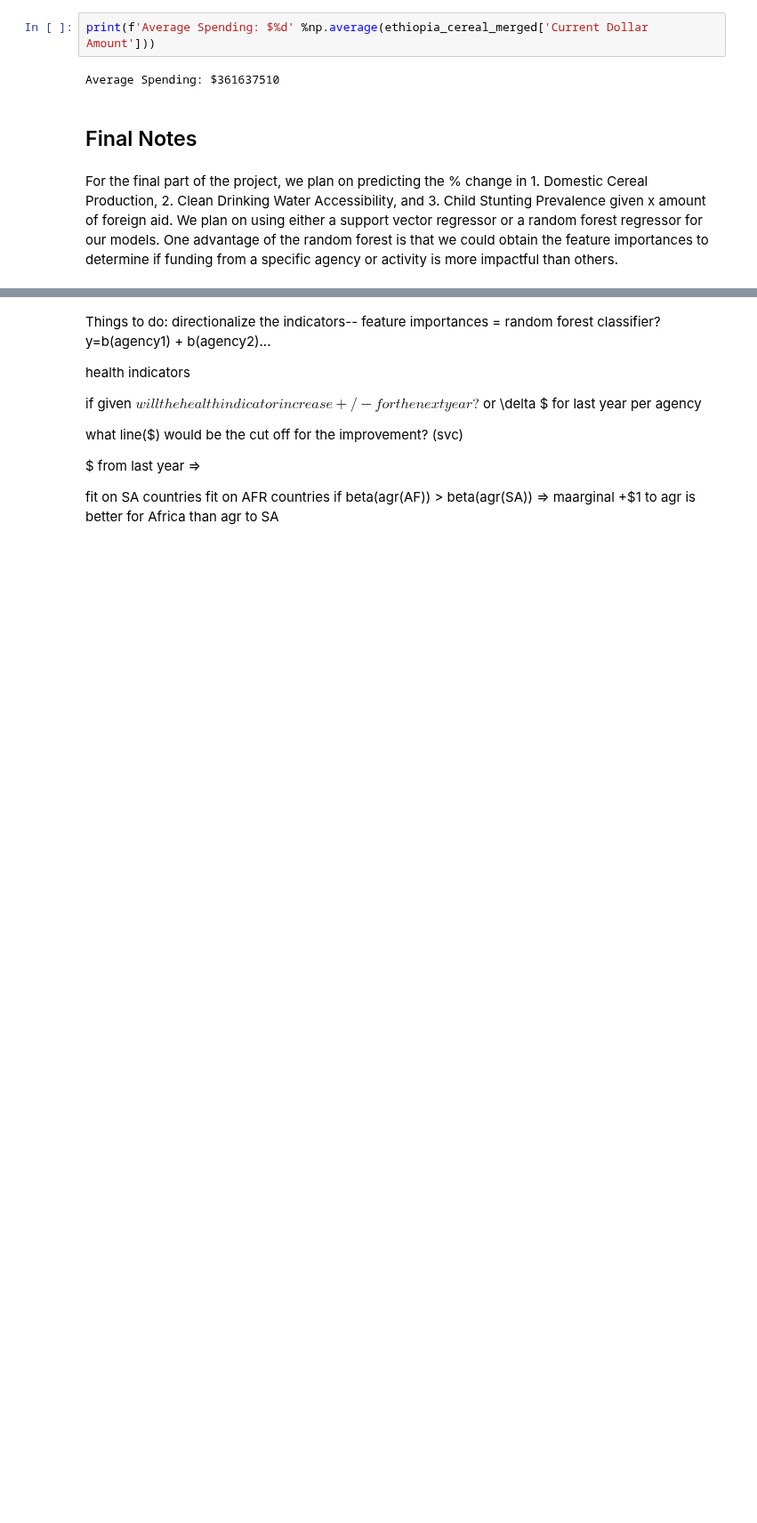
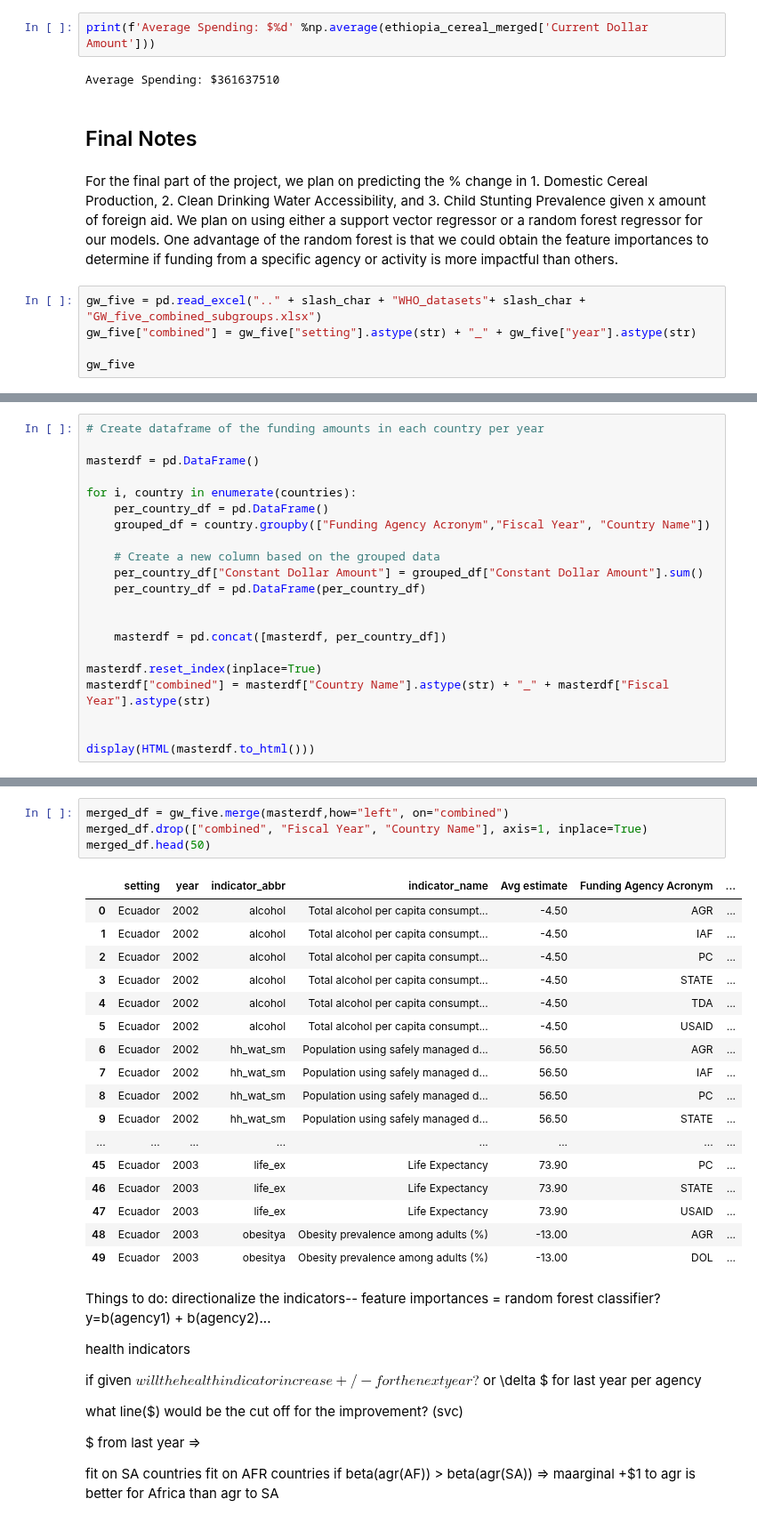
Before and after one commit to chriscallahan99/DataScience_Final_Project, a Jupyter notebook: DS_Milestone_2.ipynb, the cells around one changed output, grey strips where cells are left out. Shown at 89% size. Cells and saved outputs as stored; diff of their text form; blank space fills up the shorter version.

Commit message:
New DFs, More Filtered Indicators

```diff
--- a/DS_Milestone_2.ipynb
+++ b/DS_Milestone_2.ipynb
@@ -550,3 +550,8 @@ Average Spending: $361637510
 ## Final Notes
 # %% [markdown]
 For the final part of the project, we plan on predicting the % change in 1. Domestic Cereal Production, 2. Clean Drinking Water Accessibility, and 3. Child Stunting Prevalence given x amount of foreign aid. We plan on using either a support vector regressor or a random forest regressor for our models. One advantage of the random forest is that we could obtain the feature importances to determine if funding from a specific agency or activity is more impactful than others.
+# %%
+gw_five = pd.read_excel(".." + slash_char + "WHO_datasets"+ slash_char + "GW_five_combined_subgroups.xlsx")
+gw_five["combined"] = gw_five["setting"].astype(str) + "_" + gw_five["year"].astype(str)
+
+gw_five
@@ -552,0 +605,21 @@ For the final part of the project, we plan on predicting the % change in 1. Dome
+# %%
+# Create dataframe of the funding amounts in each country per year
+
+masterdf = pd.DataFrame()
+
+for i, country in enumerate(countries):
+    per_country_df = pd.DataFrame()
+    grouped_df = country.groupby(["Funding Agency Acronym","Fiscal Year", "Country Name"])
+
+    # Create a new column based on the grouped data
+    per_country_df["Constant Dollar Amount"] = grouped_df["Constant Dollar Amount"].sum()
+    per_country_df = pd.DataFrame(per_country_df)
+
+
+    masterdf = pd.concat([masterdf, per_country_df])
+
+masterdf.reset_index(inplace=True)
+masterdf["combined"] = masterdf["Country Name"].astype(str) + "_" + masterdf["Fiscal Year"].astype(str)
+
+
+display(HTML(masterdf.to_html()))
@@ -553,3 +644,25 @@ For the final part of the project, we plan on predicting the % change in 1. Dome
+# %%
+merged_df = gw_five.merge(masterdf,how="left", on="combined")
+merged_df.drop(["combined", "Fiscal Year", "Country Name"], axis=1, inplace=True)
+merged_df.head(50)
+# %% [output]
+|  | setting | year | indicator_abbr | indicator_name | Avg estimate | Funding Agency Acronym | ... |
+| 0 | Ecuador | 2002 | alcohol | Total alcohol per capita consumpt... | -4.50 | AGR | ... |
+| 1 | Ecuador | 2002 | alcohol | Total alcohol per capita consumpt... | -4.50 | IAF | ... |
+| 2 | Ecuador | 2002 | alcohol | Total alcohol per capita consumpt... | -4.50 | PC | ... |
+| 3 | Ecuador | 2002 | alcohol | Total alcohol per capita consumpt... | -4.50 | STATE | ... |
+| 4 | Ecuador | 2002 | alcohol | Total alcohol per capita consumpt... | -4.50 | TDA | ... |
+| 5 | Ecuador | 2002 | alcohol | Total alcohol per capita consumpt... | -4.50 | USAID | ... |
+| 6 | Ecuador | 2002 | hh_wat_sm | Population using safely managed d... | 56.50 | AGR | ... |
+| 7 | Ecuador | 2002 | hh_wat_sm | Population using safely managed d... | 56.50 | IAF | ... |
+| 8 | Ecuador | 2002 | hh_wat_sm | Population using safely managed d... | 56.50 | PC | ... |
+| 9 | Ecuador | 2002 | hh_wat_sm | Population using safely managed d... | 56.50 | STATE | ... |
+| ... | ... | ... | ... | ... | ... | ... | ... |
+| 45 | Ecuador | 2003 | life_ex | Life Expectancy | 73.90 | PC | ... |
+| 46 | Ecuador | 2003 | life_ex | Life Expectancy | 73.90 | STATE | ... |
+| 47 | Ecuador | 2003 | life_ex | Life Expectancy | 73.90 | USAID | ... |
+| 48 | Ecuador | 2003 | obesitya | Obesity prevalence among adults (%) | -13.00 | AGR | ... |
+| 49 | Ecuador | 2003 | obesitya | Obesity prevalence among adults (%) | -13.00 | DOL | ... |
 # %% [markdown]
 Things to do: directionalize the indicators-- feature importances = random forest classifier?
 y=b(agency1) + b(agency2)...
```
Also changed, not shown: parts of 9 cells of this notebook, 3 other files.
